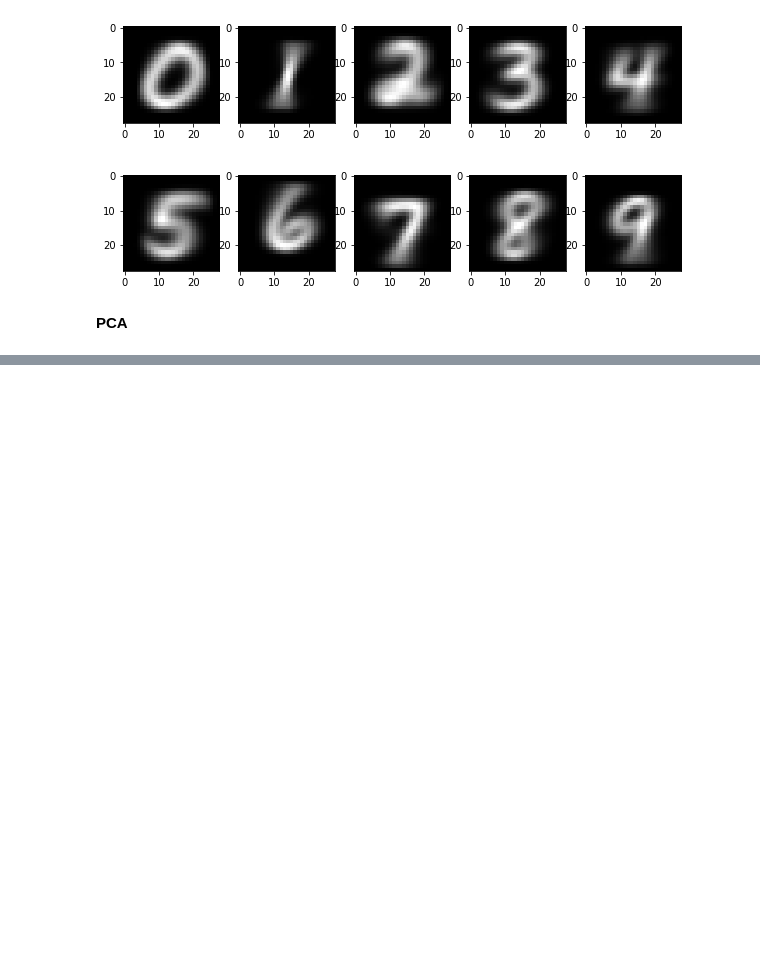
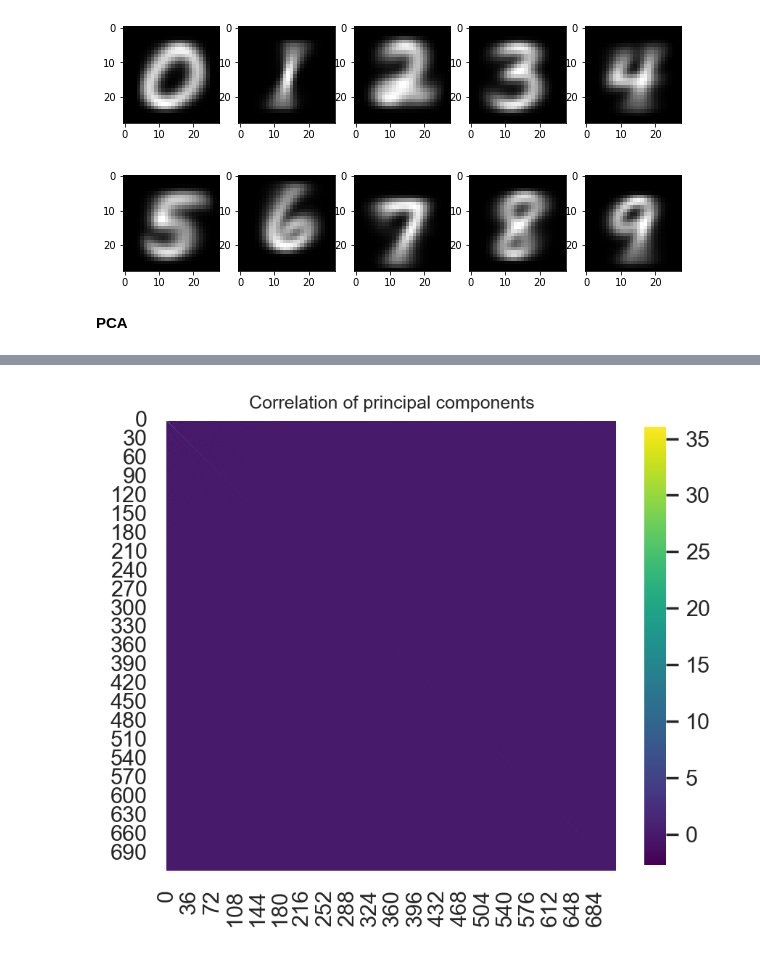
Before and after one commit to datascience-mobi-2022/2022-topic-01-team-02, a Jupyter notebook: code_report_test.ipynb, the cells around one changed output, grey strips where cells are left out. Cells and saved outputs as stored; diff of their text form; code cells hidden in the pictures; blank space fills up the shorter version.

```diff
--- a/code_report_test.ipynb
+++ b/code_report_test.ipynb
@@ -39,0 +38,4 @@ pca.visualize_2d(PCA_set, labels = train_array[:, 0])
+# %%
+vis.correlation_heatmap(reduced_arr, 'principal components')
+# %% [output]
+[figure, added]
```
Also changed, not shown: parts of 11 cells of this notebook, 3 other files.
